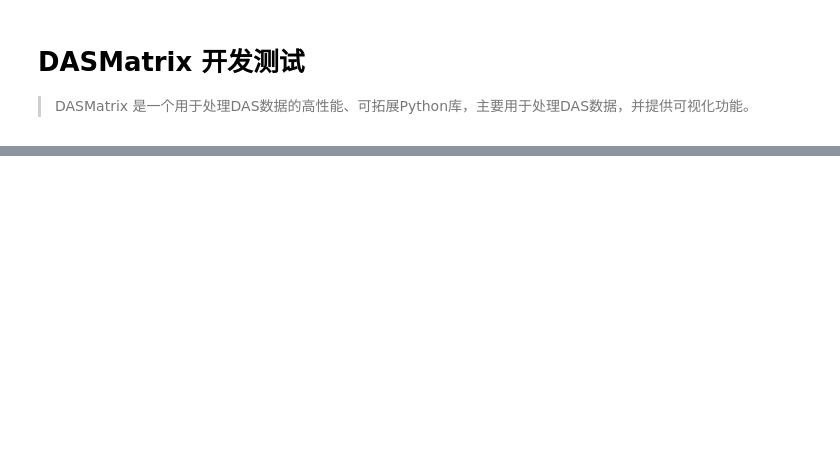
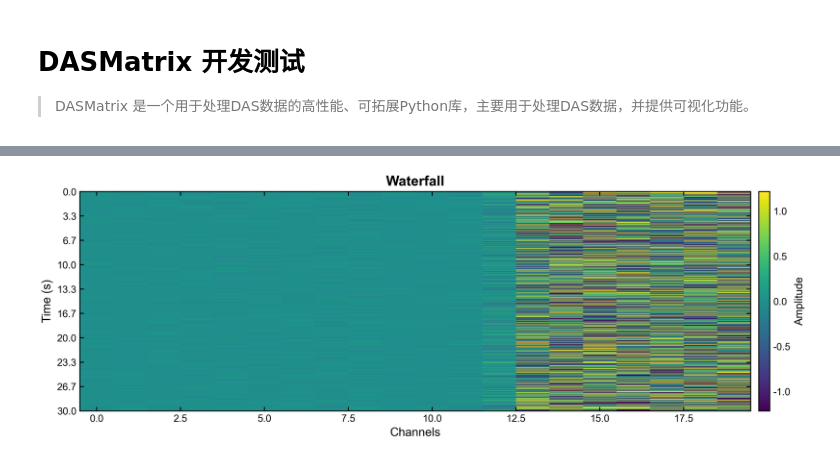
Before and after one commit to QIanGua/DASMatrix, a Jupyter notebook: nb/DASMatrix_Tutorial.ipynb, the cells around one changed output, grey strips where cells are left out. Cells and saved outputs as stored; diff of their text form; code cells hidden in the pictures; blank space fills up the shorter version.

```diff
--- a/nb/DASMatrix_Tutorial.ipynb
+++ b/nb/DASMatrix_Tutorial.ipynb
@@ -86,0 +90,8 @@ Visualizer.plot_spectrogram(
+# %%
+# 对于时频图，直接传入单通道数据而不是整个数据矩阵
+Visualizer.WaterfallPlot(
+    data=diff_data,
+    title="Waterfall",
+)
+# %% [output]
+[figure, added]
```
Also changed, not shown: parts of 7 cells of this notebook, 7 other files.
